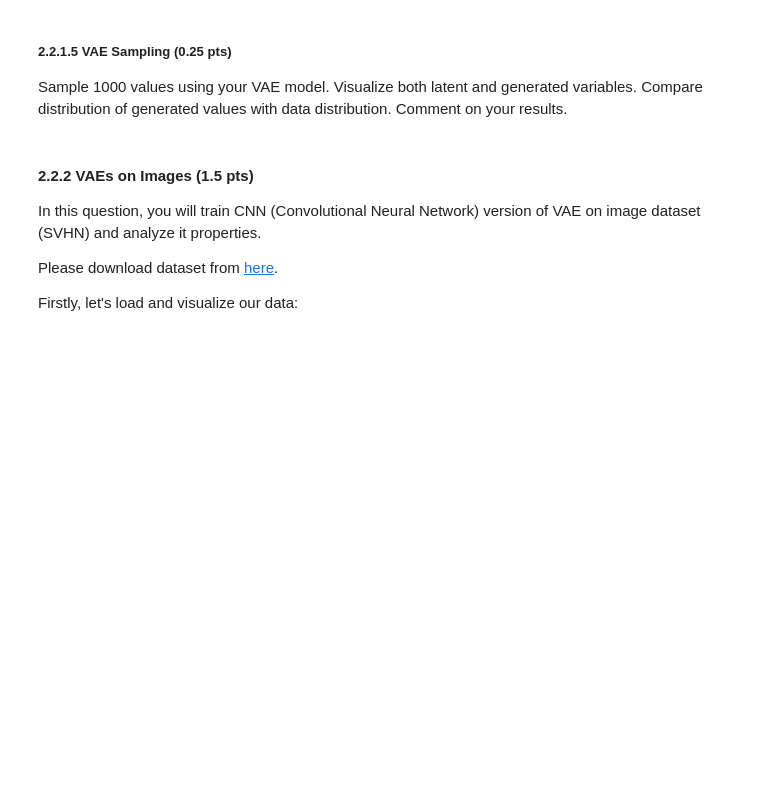
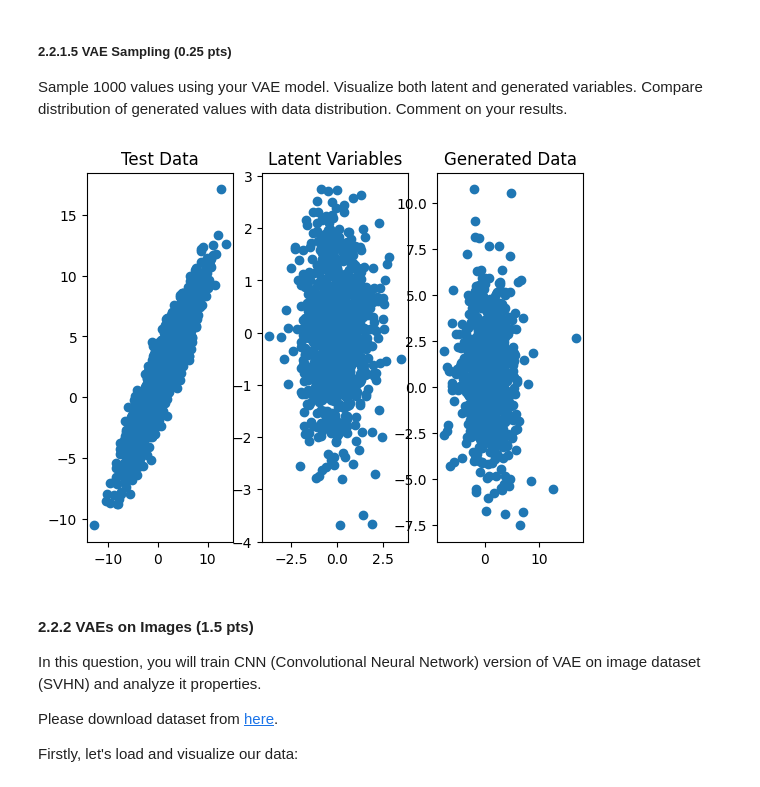
Before and after one commit to rwmutel/mmml-lab4, a Jupyter notebook: TeodorMuzychuk_RomanMutel_MMML_Lab4.ipynb, the cells around one changed output. Cells and saved outputs as stored; diff of their text form; code cells hidden in the pictures; blank space fills up the shorter version.

```diff
--- a/TeodorMuzychuk_RomanMutel_MMML_Lab4.ipynb
+++ b/TeodorMuzychuk_RomanMutel_MMML_Lab4.ipynb
@@ -518,27 +568,40 @@ class FullyConnectedVAE(nn.Module):
                  dec_hidden_sizes: List[int]=[]):
         super().__init__()
         # ========= YOUR CODE STARTS HERE ========= #
-
+        self.encoder = Encoder(input_dim, latent_dim, enc_hidden_sizes)
+        self.decoder = Decoder(latent_dim, input_dim, dec_hidden_sizes)
+        self.input_dim = input_dim
+        self.latent_dim = latent_dim
         # ========== YOUR CODE ENDS HERE ========== #
 
     def reconstruction_loss(self, x: torch.Tensor, mu_x: torch.Tensor, log_std_x: torch.Tensor) -> torch.Tensor:
         # compute reconstruction loss as logprob of x
         # ========= YOUR CODE STARTS HERE ========= #
-
+        batch_size = x.shape[0]
+        recon_loss = torch.mean(torch.stack([mvn_logprob(x[i], mu_x[i], log_std_x[i]) for i in range(batch_size)]))
         # ========== YOUR CODE ENDS HERE ========== #
         return recon_loss
 
     def kl_loss(self, mu_z: torch.Tensor, log_std_z: torch.Tensor) -> torch.Tensor:
         # compute kl divergence between approximate posterior N(mu_z, Sigma_z) and prior N(0, I)
         # ========= YOUR CODE STARTS HERE ========= #
-
+        batch_size = mu_z.shape[0]
+        kl_loss = torch.mean(torch.stack([kl_div(mu_z[i], log_std_z[i]) for i in range(batch_size)]))
         # ========== YOUR CODE ENDS HERE ========== #
         return kl_loss
 
     def loss(self, x: torch.Tensor) -> OrderedDict[str, torch.Tensor]:
         # calculate loss as sum of reconstruction and kl-divergence losses
         # ========= YOUR CODE STARTS HERE ========= #
-
+        batch_size = x.shape[0]
+        en = self.encoder(x)
+        mu_z, log_std_z = en[:, :2], en[:, 2:]
+        z = torch.stack([mvn_sample(mu_z[i], log_std_z[i]) for i in range(batch_size)])
+        de = self.decoder(z)
+        mu_x, log_std_x = de[:, :2], de[:, 2:]
+        recon_loss = -self.reconstruction_loss(x, mu_x, log_std_x)
+        kl_loss = self.kl_loss(mu_z, log_std_z)
+        loss = recon_loss + kl_loss
         # ========== YOUR CODE ENDS HERE ========== #
         return OrderedDict(loss=loss, recon_loss=recon_loss,
                            kl_loss=kl_loss)
@@ -546,7 +609,10 @@ class FullyConnectedVAE(nn.Module):
     def sample(self, n: int) -> Tuple[np.ndarray, np.ndarray]:
         # implement sampling
         # ========= YOUR CODE STARTS HERE ========= #
-
+        z = torch.randn((n, self.latent_dim))
+        de = self.decoder(z)
+        mu_x, log_std_x = de[:, :2], de[:, 2:]
+        x = torch.stack([mvn_sample(mu_x[i], log_std_x[i]) for i in range(n)])
         # ========== YOUR CODE ENDS HERE ========== #
         return z, x
 # %% [markdown]
@@ -614,3 +702,19 @@ Sample 1000 values using your VAE model. Visualize both latent and generated var
+# %%
+# ========= YOUR CODE STARTS HERE ========= #
+generated_data = model.sample(1000)
+_, (ax1, ax2, ax3) = plt.subplots(1, 3)
+ax1.set_title('Test Data')
+ax1.scatter(test_data[:, 0], test_data[:, 1])
+
+ax2.set_title('Latent Variables')
+ax2.scatter(generated_data[0][:, 0], generated_data[0][:, 1])
+
+ax3.set_title('Generated Data')
+ax3.scatter(generated_data[1][ :, 0].detach(), generated_data[1][:, 1].detach())
+plt.show()
+# ========== YOUR CODE ENDS HERE ========== #
+# %% [output]
+[figure, added]
 # %% [markdown]
 #### 2.2.2 VAEs on Images (1.5 pts)
 
```
Also changed, not shown: parts of 9 cells of this notebook.
